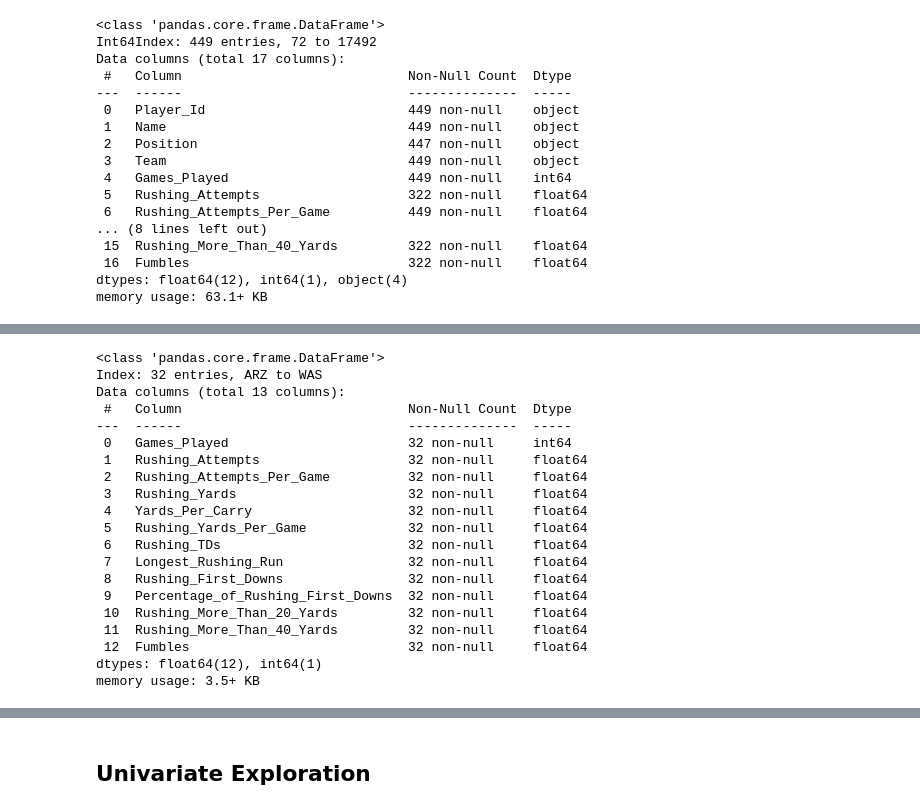
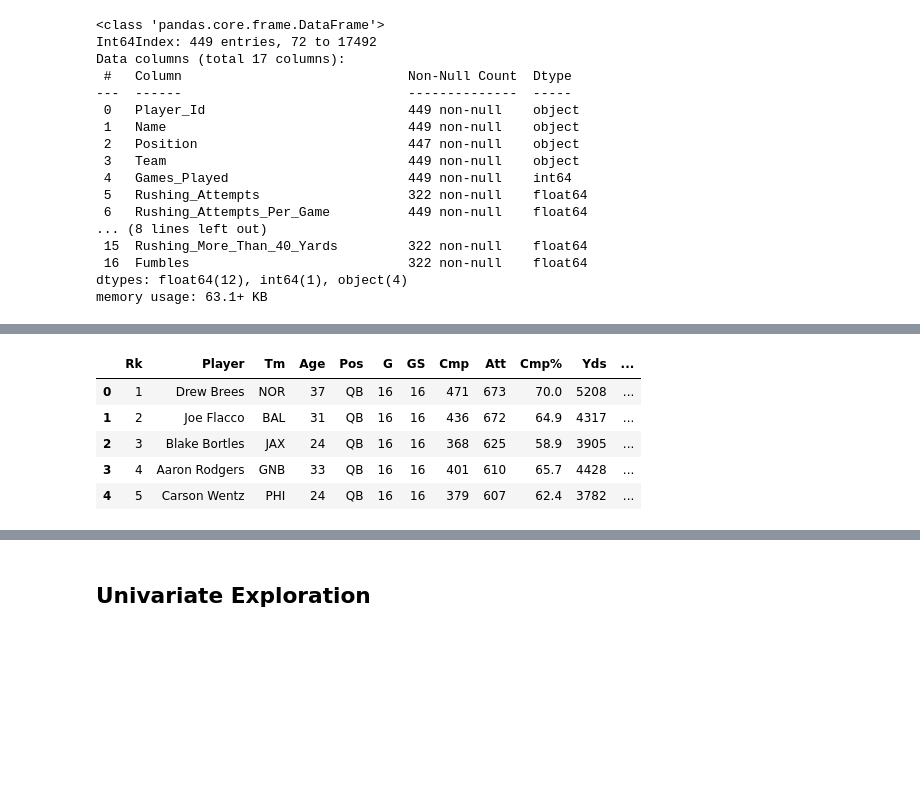
Before and after one commit to ChristopherSJames/Quarterback-Point-Analysis-2016, a Jupyter notebook: qb_point_analysis.ipynb, the cells around one changed output, grey strips where cells are left out. Saved outputs shown, nothing was run; the diff lists cells and outputs as text; code cells hidden in the pictures; blank space fills up the shorter version.

Commit message:
rushing stats integration complete

```diff
--- a/qb_point_analysis.ipynb
+++ b/qb_point_analysis.ipynb
@@ -152,26 +130,22 @@ df_run_merge
-# %%
-df_run.info()
-# %% [output]
-<class 'pandas.core.frame.DataFrame'>
-Index: 32 entries, ARZ to WAS
-Data columns (total 13 columns):
- #   Column                             Non-Null Count  Dtype
----  ------                             --------------  -----
- 0   Games_Played                       32 non-null     int64
- 1   Rushing_Attempts                   32 non-null     float64
- 2   Rushing_Attempts_Per_Game          32 non-null     float64
- 3   Rushing_Yards                      32 non-null     float64
- 4   Yards_Per_Carry                    32 non-null     float64
- 5   Rushing_Yards_Per_Game             32 non-null     float64
- 6   Rushing_TDs                        32 non-null     float64
- 7   Longest_Rushing_Run                32 non-null     float64
- 8   Rushing_First_Downs                32 non-null     float64
- 9   Percentage_of_Rushing_First_Downs  32 non-null     float64
- 10  Rushing_More_Than_20_Yards         32 non-null     float64
- 11  Rushing_More_Than_40_Yards         32 non-null     float64
- 12  Fumbles                            32 non-null     float64
-dtypes: float64(12), int64(1)
-memory usage: 3.5+ KB
+# %%
+run_td_list = []
+run_yds_list = []
+def run_merge(row):
+    run_yds_list.append(df_run.loc[row['Tm']]['Rushing_Yards'])
+    run_td_list.append(df_run.loc[row['Tm']]['Rushing_TDs'])
+
+df.apply(run_merge, axis = 1)
+df['Rushing_Yards'] = run_yds_list
+df['Rushing_TDs'] = run_td_list
+# %%
+df.head()
+# %% [output]
+|  | Rk | Player | Tm | Age | Pos | G | GS | Cmp | Att | Cmp% | Yds | ... |
+| 0 | 1 | Drew Brees | NOR | 37 | QB | 16 | 16 | 471 | 673 | 70.0 | 5208 | ... |
+| 1 | 2 | Joe Flacco | BAL | 31 | QB | 16 | 16 | 436 | 672 | 64.9 | 4317 | ... |
+| 2 | 3 | Blake Bortles | JAX | 24 | QB | 16 | 16 | 368 | 625 | 58.9 | 3905 | ... |
+| 3 | 4 | Aaron Rodgers | GNB | 33 | QB | 16 | 16 | 401 | 610 | 65.7 | 4428 | ... |
+| 4 | 5 | Carson Wentz | PHI | 24 | QB | 16 | 16 | 379 | 607 | 62.4 | 3782 | ... |
 # %%
 df.corr()['TD%']
 # %% [output]
```
Also changed, not shown: parts of 5 cells of this notebook.
